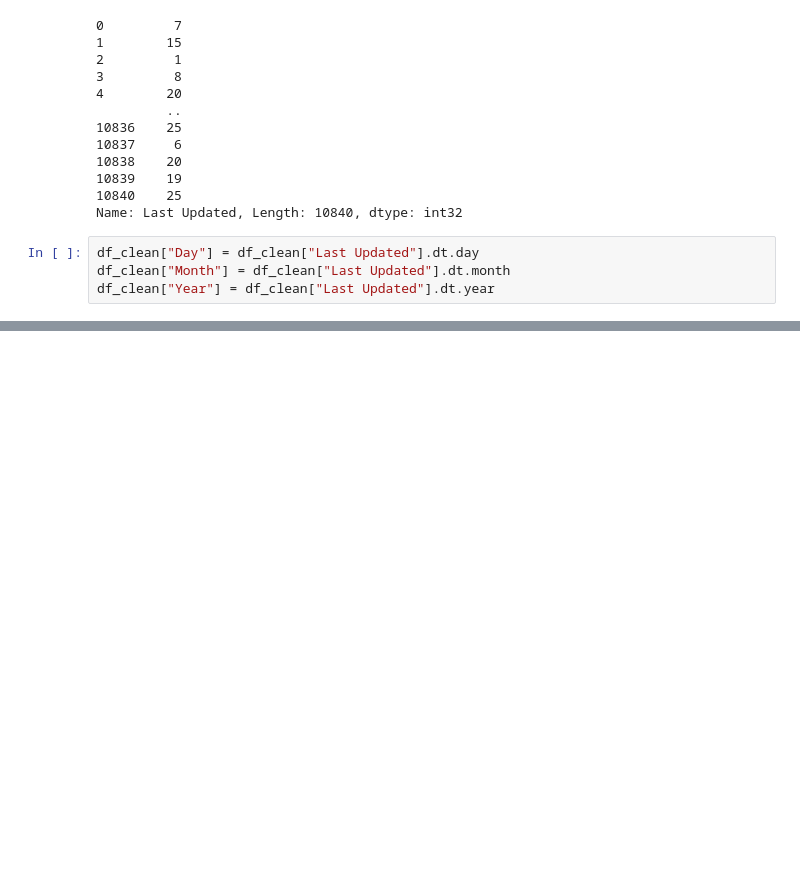
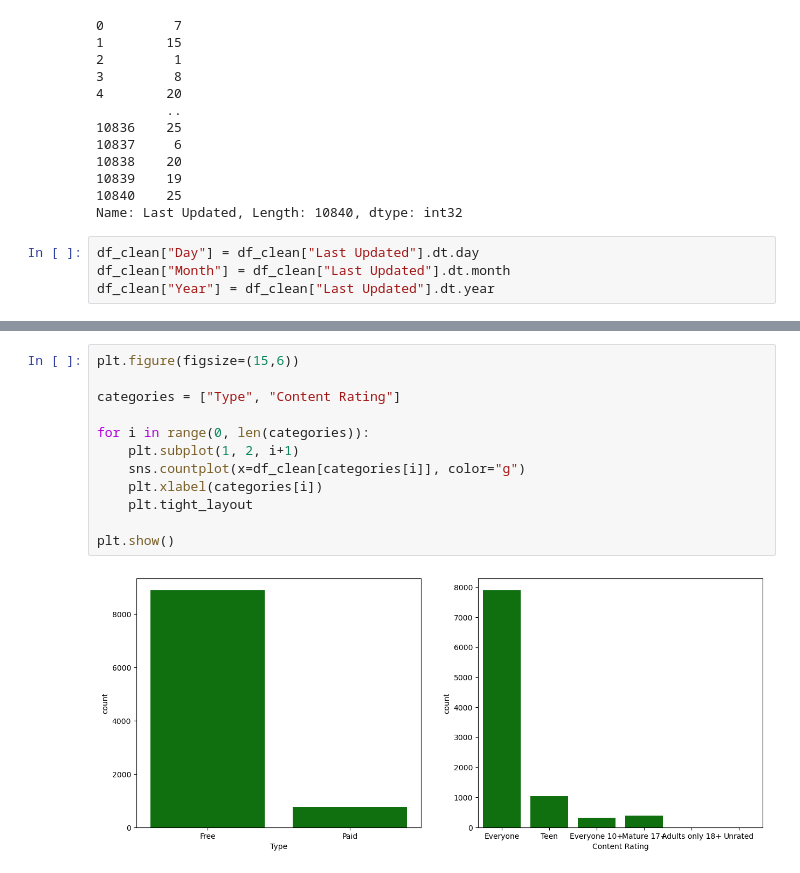
Before and after one commit to mlkenrcydn/Google_PlayStore_Dataset_EDA, a Jupyter notebook: GooglePlayStoreDatasetEDA.ipynb, the cells around one changed output, grey strips where cells are left out. Cells and saved outputs as stored; diff of their text form; blank space fills up the shorter version.

```diff
--- a/GooglePlayStoreDatasetEDA.ipynb
+++ b/GooglePlayStoreDatasetEDA.ipynb
@@ -599,0 +731,14 @@ df_clean.head()
+# %%
+plt.figure(figsize=(15,6))
+
+categories = ["Type", "Content Rating"]
+
+for i in range(0, len(categories)):
+    plt.subplot(1, 2, i+1)
+    sns.countplot(x=df_clean[categories[i]], color="g")
+    plt.xlabel(categories[i])
+    plt.tight_layout
+
+plt.show()
+# %% [output]
+[figure, added]
```
Also changed, not shown: parts of 67 cells of this notebook.
